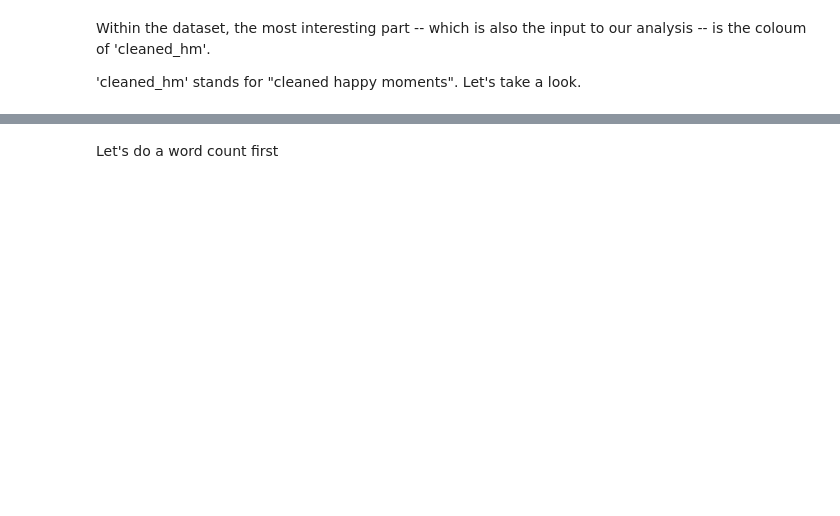
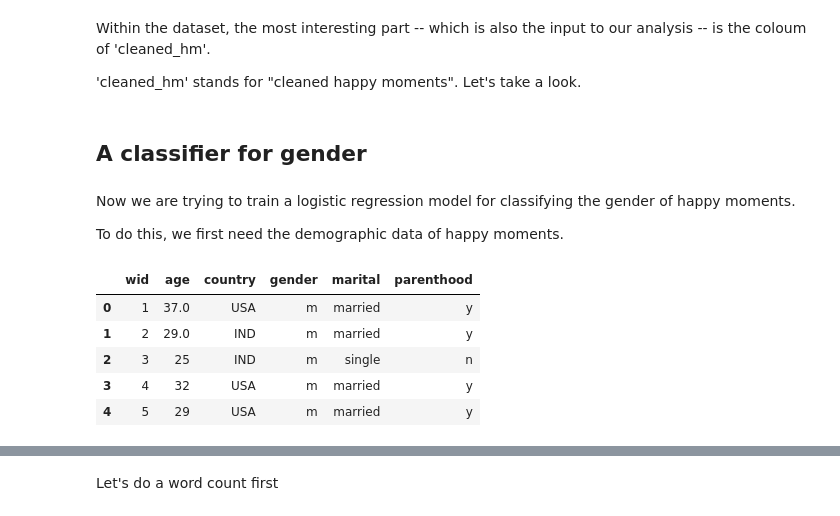
Before and after one commit to ZhengyangXu/Kaggle_happydb, a Jupyter notebook: happydb_kernel_v2.ipynb, the cells around one changed output, grey strips where cells are left out. Saved outputs shown, nothing was run; the diff lists cells and outputs as text; code cells hidden in the pictures; blank space fills up the shorter version.

Commit message:
First draft of logistic regression

```diff
--- a/happydb_kernel_v2.ipynb
+++ b/happydb_kernel_v2.ipynb
@@ -46,3 +51,20 @@ data.head()
 Within the dataset, the most interesting part -- which is also the input to our analysis -- is the coloum of 'cleaned_hm'.
 
 'cleaned_hm' stands for "cleaned happy moments". Let's take a look.
+# %% [markdown]
+## A classifier for gender
+# %% [markdown]
+Now we are trying to train a logistic regression model for classifying the gender of happy moments.
+
+To do this, we first need the demographic data of happy moments.
+# %%
+demo_data = pd.read_csv('./demographic.csv')
+
+demo_data.head()
+# %% [output]
+|  | wid | age | country | gender | marital | parenthood |
+| 0 | 1 | 37.0 | USA | m | married | y |
+| 1 | 2 | 29.0 | IND | m | married | y |
+| 2 | 3 | 25 | IND | m | single | n |
+| 3 | 4 | 32 | USA | m | married | y |
+| 4 | 5 | 29 | USA | m | married | y |
```
Also changed, not shown: parts of 46 cells of this notebook.
